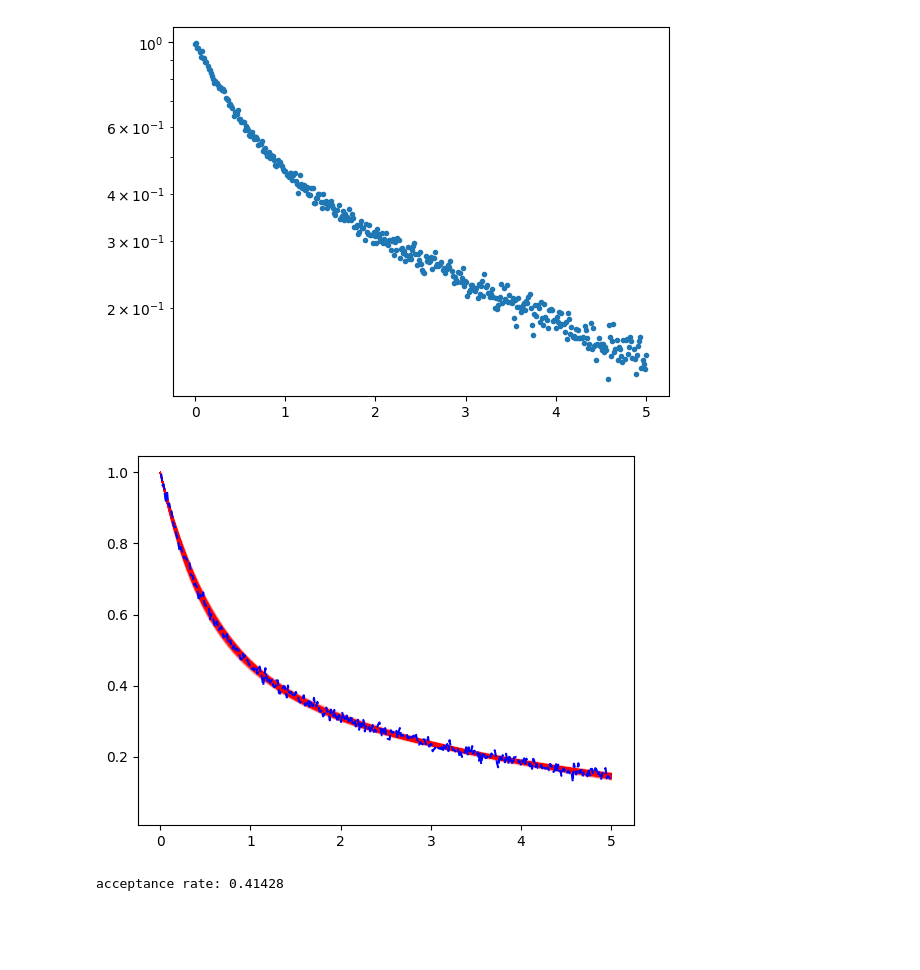
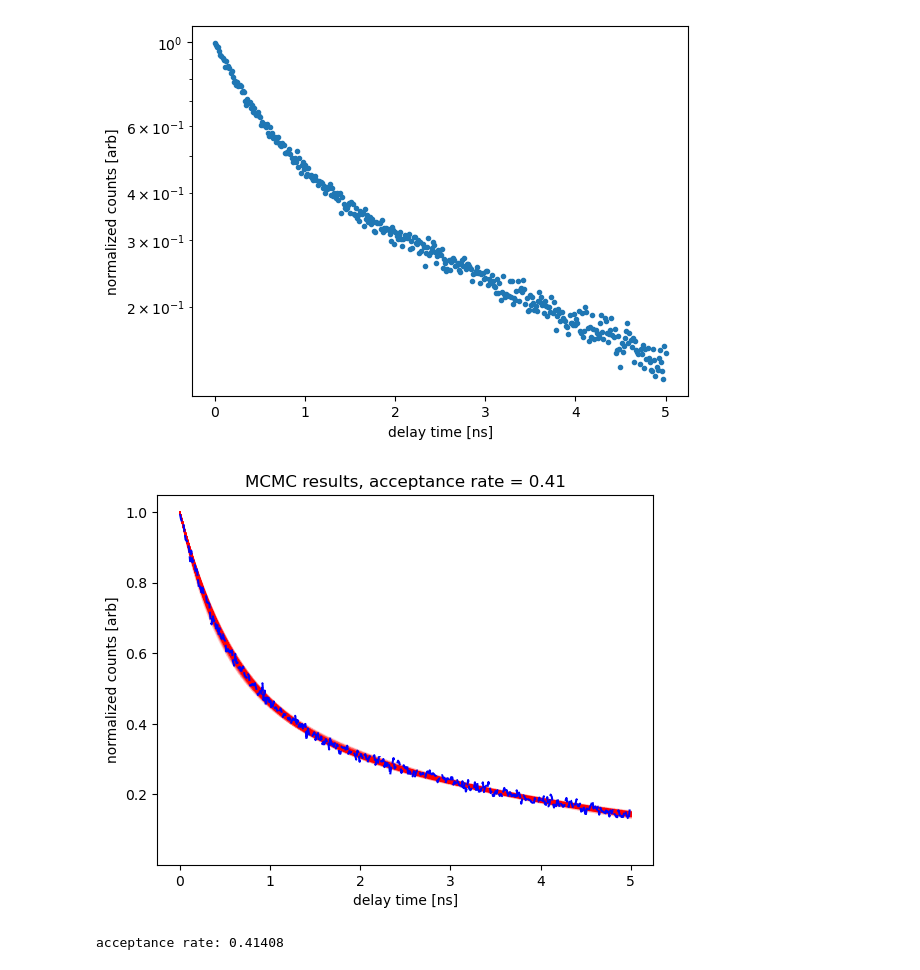
Before and after one commit to andcook5/Physics38600, a Jupyter notebook: Project/MCMC-test.ipynb, the cells around one changed output. Saved outputs shown, nothing was run; the diff lists cells and outputs as text; code cells hidden in the pictures; blank space fills up the shorter version.

```diff
--- a/Project/MCMC-test.ipynb
+++ b/Project/MCMC-test.ipynb
@@ -19,6 +21,9 @@ y = fitfun(x, [tau1, tau2, p_tau1]) + 0.01*np.random.randn(400)
 err = np.sqrt(y)
 #y /= np.sum(y)
 plt.semilogy(x,y,".")
+plt.xlabel("delay time [ns]")
+plt.ylabel("normalized counts [arb]")
+plt.savefig("mix/fitdata.svg")
 plt.show()
 def log_likelihood(X):
     tau1_ = X[0]
@@ -30,32 +35,36 @@ def log_likelihood(X):
     f = (y - y_)/err
     return np.sum(-f**2)
 # %% [output]
-[figure, old version]
+[figure, new version]
 # %%
 init_param_guess = [1,5, 0.3]
 num_reps = 100000
 jump_mag = [0.2,0.5,0.05]
 param_its = np.zeros((len(init_param_guess),num_reps))
 param_its[:,0] = init_param_guess
 rands = np.random.uniform(0,1,(num_reps))
 acceptances = 0
 loglikes = np.zeros_like(rands)
 for i in range(num_reps-1):
     my_likelihood = log_likelihood(param_its[:,i])
     jump = jump_mag * np.random.randn(np.size(init_param_guess))
     loglikes[i] = my_likelihood
     new_params = param_its[:,i] + jump
     new_likelihood = log_likelihood(new_params)
     if rands[i] <np.exp(new_likelihood - my_likelihood):
         param_its[:,i+1] = new_params
         acceptances += 1
     else:
         param_its[:,i+1] = param_its[:,i]
     plt.plot(x,fitfun(x,param_its[:,i]),'r-', alpha = 0.005*(1+np.tanh(my_likelihood))/2)
 plt.plot(x,y,'b--')
+plt.xlabel("delay time [ns]")
+plt.ylabel("normalized counts [arb]")
+plt.title("MCMC results, acceptance rate = {}".format(round(acceptances/num_reps,2)))
+plt.savefig("mix/tracks.svg")
 plt.show()
 print("acceptance rate: {}".format(acceptances/num_reps))
 # %% [output]
-[figure, old version]
+[figure, new version]
-acceptance rate: 0.41428
+acceptance rate: 0.41408
 # %%
```
Also changed, not shown: parts of 2 cells of this notebook, 10 other files.
